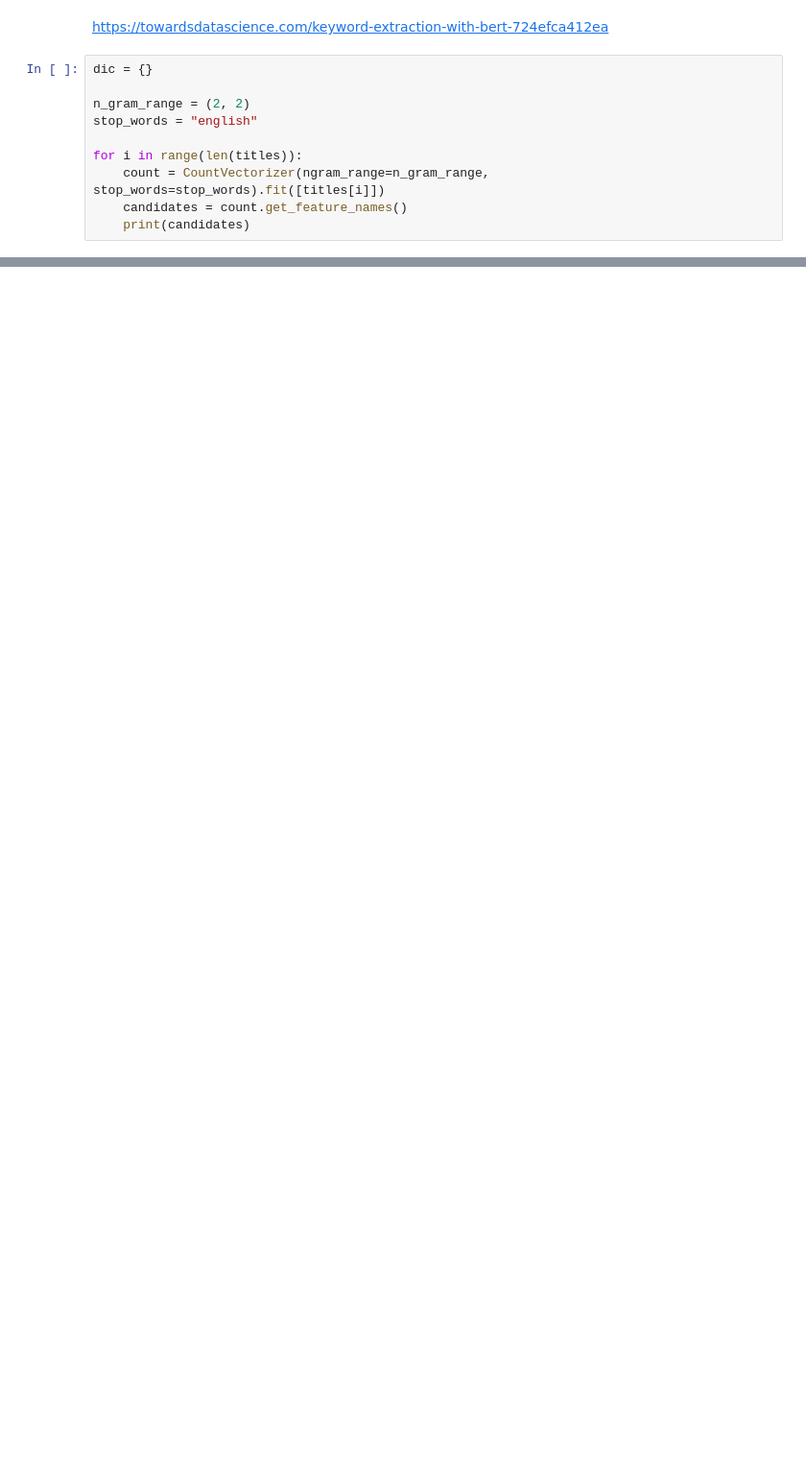
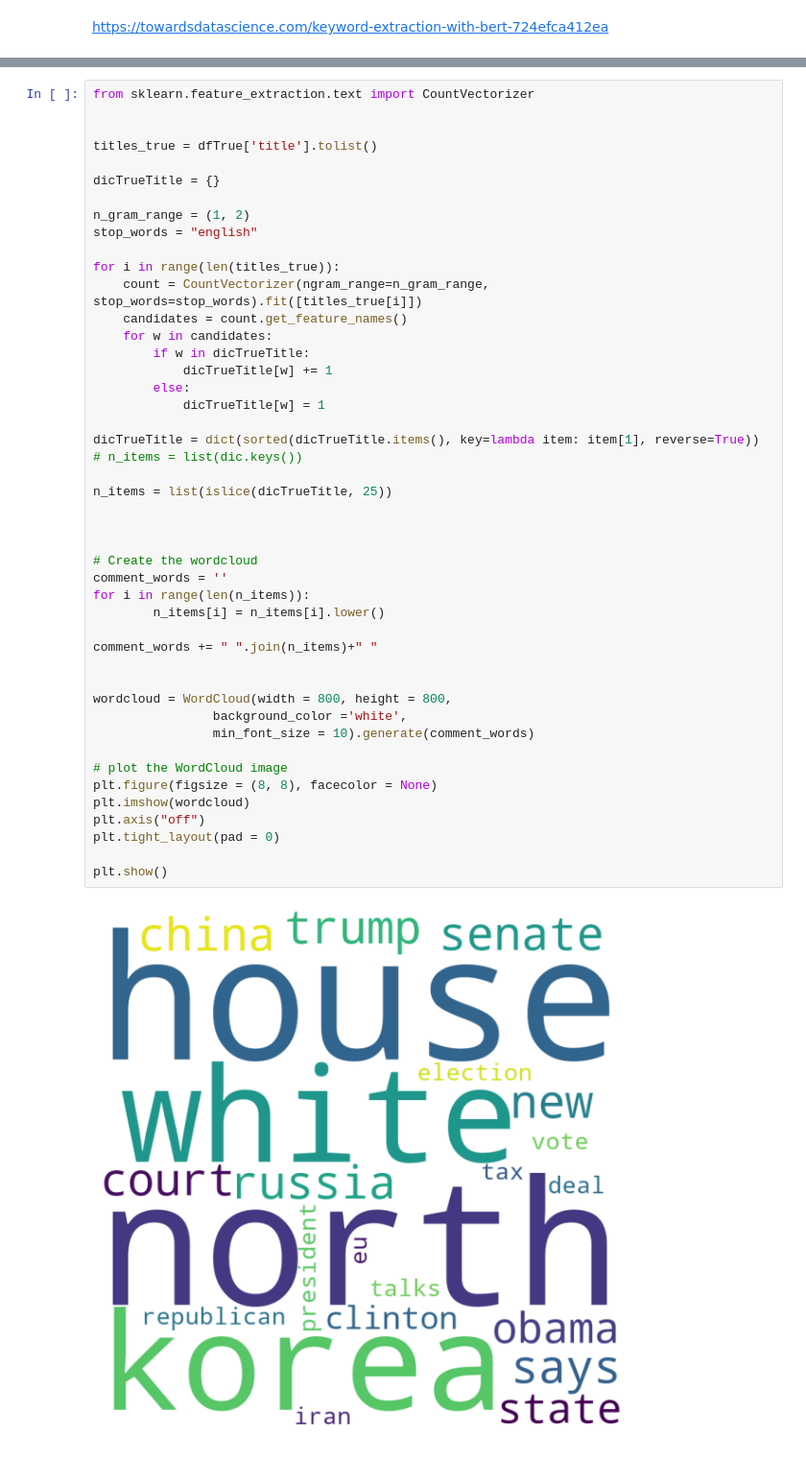
Before and after one commit to Demesta/data_mining_for_fake_news_detection, a Jupyter notebook: andro.ipynb, the cells around one changed output, grey strips where cells are left out. Shown: that part at 96% size. Cells and saved outputs as stored; diff of their text form; blank space fills up the shorter version.

```diff
--- a/andro.ipynb
+++ b/andro.ipynb
@@ -110,13 +63,3 @@ https://github.com/kavgan/nlp-in-practice/blob/master/tf-idf/Keyword%20Extractio
 https://web.stanford.edu/~jurafsky/slp3/slides/LM_4.pdf -->
 
 https://towardsdatascience.com/keyword-extraction-with-bert-724efca412ea
-# %%
-dic = {}
-
-n_gram_range = (2, 2)
-stop_words = "english"
-
-for i in range(len(titles)):
-    count = CountVectorizer(ngram_range=n_gram_range, stop_words=stop_words).fit([titles[i]])
-    candidates = count.get_feature_names()
-    print(candidates)
@@ -140,0 +68,48 @@ for i in range(len(titles)):
+# %%
+from sklearn.feature_extraction.text import CountVectorizer
+
+
+titles_true = dfTrue['title'].tolist()
+
+dicTrueTitle = {}
+
+n_gram_range = (1, 2)
+stop_words = "english"
+
+for i in range(len(titles_true)):
+    count = CountVectorizer(ngram_range=n_gram_range, stop_words=stop_words).fit([titles_true[i]])
+    candidates = count.get_feature_names()
+    for w in candidates:
+        if w in dicTrueTitle:
+            dicTrueTitle[w] += 1
+        else:
+            dicTrueTitle[w] = 1
+
+dicTrueTitle = dict(sorted(dicTrueTitle.items(), key=lambda item: item[1], reverse=True))
+# n_items = list(dic.keys())
+
+n_items = list(islice(dicTrueTitle, 25))
+
+
+
+# Create the wordcloud
+comment_words = ''
+for i in range(len(n_items)):
+        n_items[i] = n_items[i].lower()
+
+comment_words += " ".join(n_items)+" "
+
+
+wordcloud = WordCloud(width = 800, height = 800,
+                background_color ='white',
+                min_font_size = 10).generate(comment_words)
+
+# plot the WordCloud image
+plt.figure(figsize = (8, 8), facecolor = None)
+plt.imshow(wordcloud)
+plt.axis("off")
+plt.tight_layout(pad = 0)
+
+plt.show()
+# %% [output]
+[figure, added]
```
Also changed, not shown: parts of 20 cells of this notebook.
